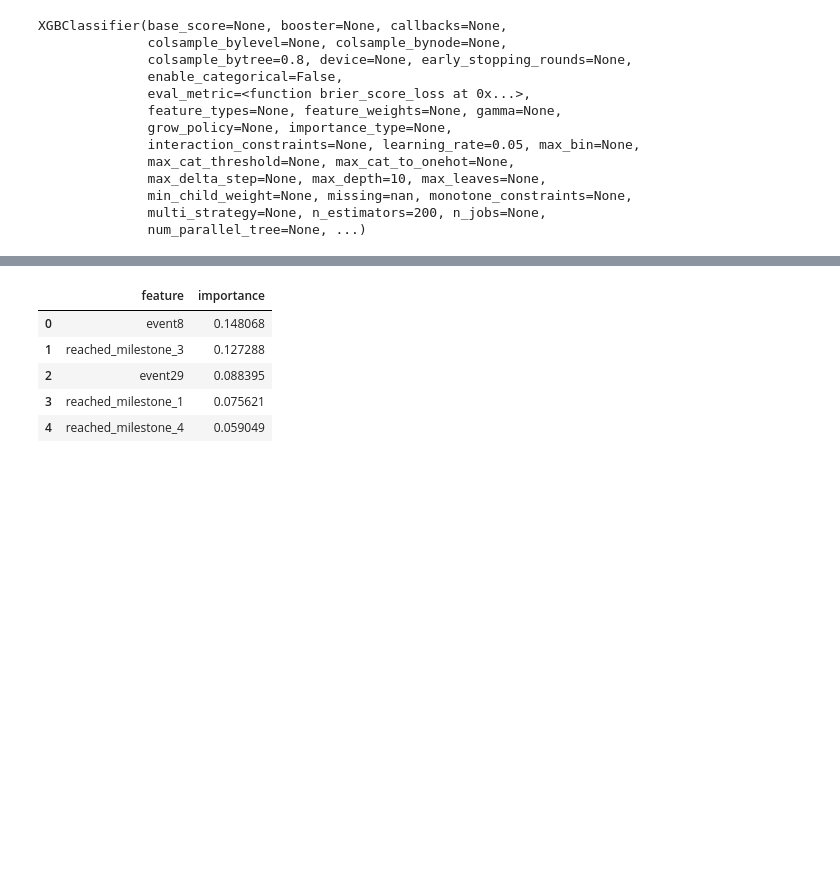
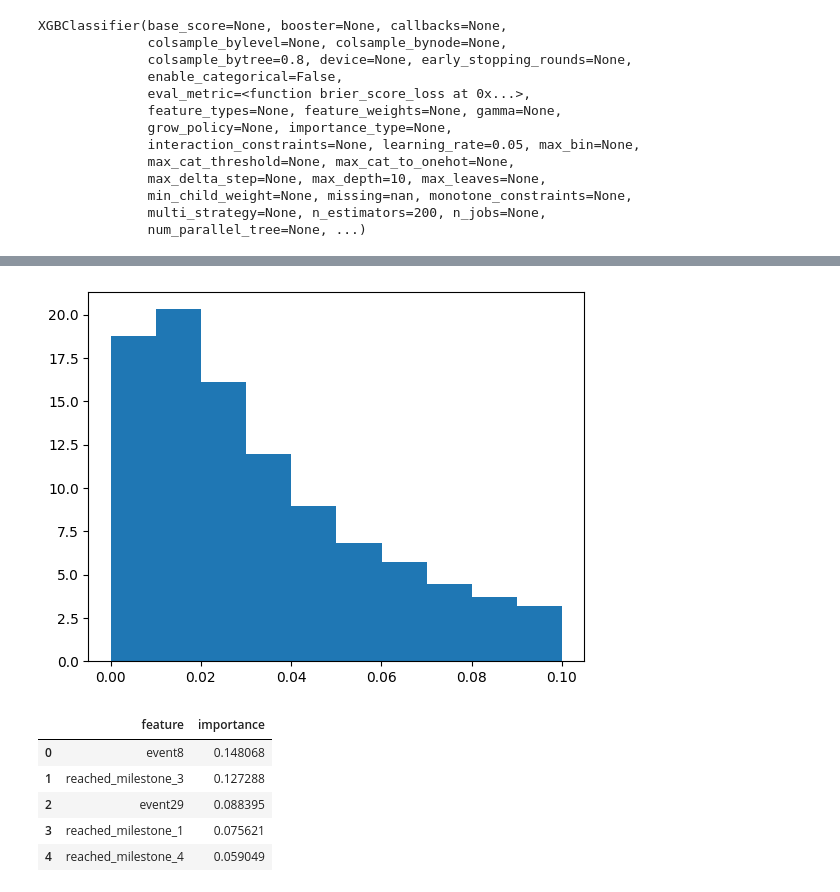
Before and after one commit to yubenjamin2022/UCLAStatsM148, a Jupyter notebook: xgboost_model.ipynb, the cells around one changed output, grey strips where cells are left out. Saved outputs shown, nothing was run; the diff lists cells and outputs as text; code cells hidden in the pictures; blank space fills up the shorter version.

```diff
--- a/xgboost_model.ipynb
+++ b/xgboost_model.ipynb
@@ -187,0 +235,5 @@ plt.show()
+# %%
+plt.hist(val_preds_prob[val_preds_prob < 0.1], density=True)
+plt.show()
+# %% [output]
+[figure, added]
```
Also changed, not shown: parts of 14 cells of this notebook, 1 other file.
